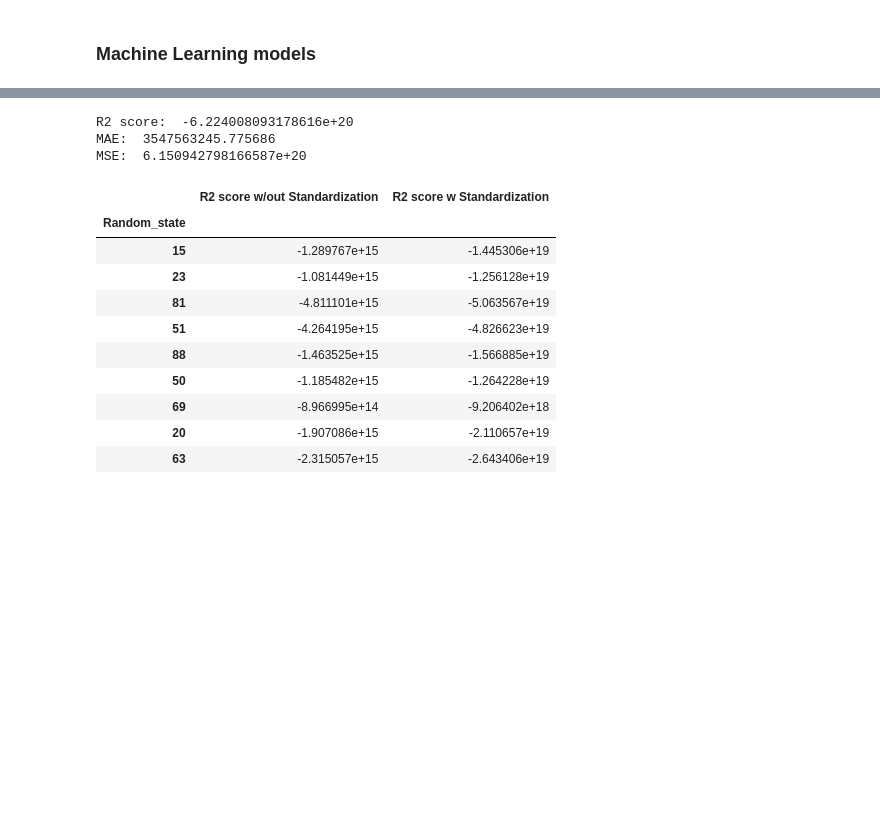
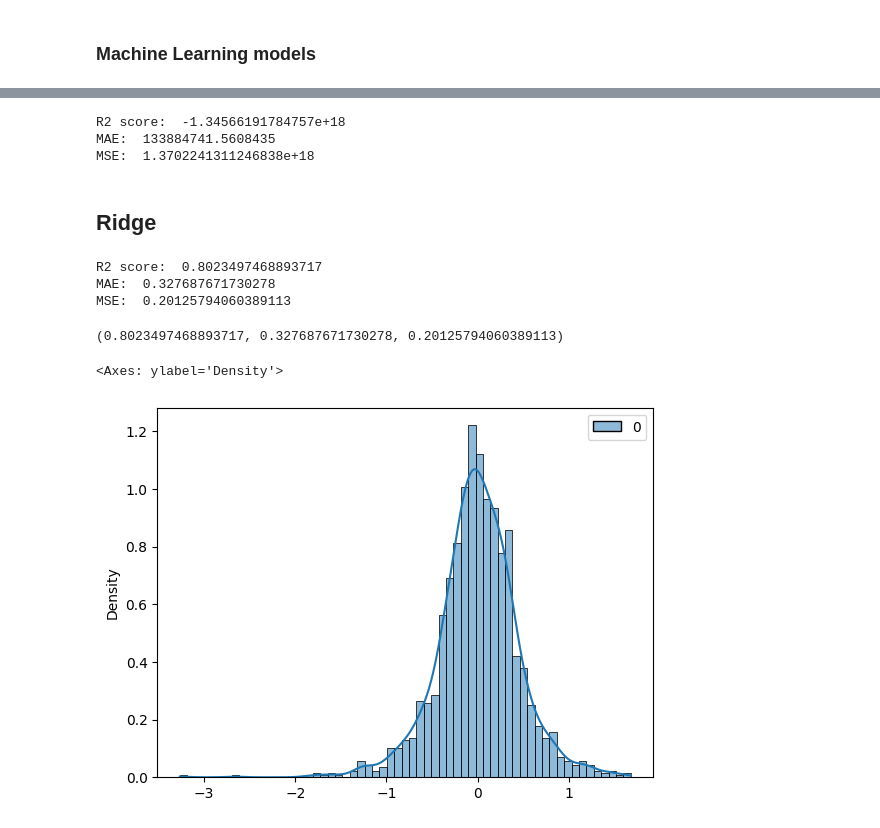
Before and after one commit to wejpurvis/TADF_matter_lab, a Jupyter notebook: Project/OLED_ML.ipynb, the cells around one changed output, grey strips where cells are left out. Drawn from its saved outputs; the diff is of its cells as text; code cells hidden in the pictures; blank space fills up the shorter version.

Commit message:
linear models completed for Sean's dataset

```diff
--- a/Project/OLED_ML.ipynb
+++ b/Project/OLED_ML.ipynb
@@ -84,2 +90,7 @@ Y = feature_reshaped
+# %%
+import numpy as np
+loaded_data = np.load("./data/oled_inp_feat.npz")
+X = loaded_data["input"]
+Y = loaded_data["features"]
 # %% [markdown]
 ### Machine Learning models
@@ -154,24 +171,0 @@ MSE:  2.0533765825912032e+20
-# %%
-from sklearn.linear_model import LinearRegression
-lr = LinearRegression()
-lr.fit(X_train_standardized, y_train_transformed)
-
-# r2 score
-from sklearn.metrics import r2_score
-y_pred = lr.predict(X_test_standardized)
-r2_score = r2_score(y_test_transformed, y_pred)
-print('R2 score: ', r2_score)
-
-# MAE
-from sklearn.metrics import mean_absolute_error
-mae = mean_absolute_error(y_test_transformed, y_pred)
-print('MAE: ', mae)
-
-# MSE
-from sklearn.metrics import mean_squared_error
-mse = mean_squared_error(y_test_transformed, y_pred)
-print('MSE: ', mse)
-# %% [output]
-R2 score:  -6.224008093178616e+20
-MAE:  3547563245.775686
-MSE:  6.150942798166587e+20
@@ -222,19 +172,38 @@ for i in range(10):
-# %%
-states_df = pd.DataFrame.from_dict(states, orient="index", columns = ["R2 score w/out Standardization", "R2 score w Standardization"])
-states_df.index.name = "Random_state"
-states_df
-# %% [output]
-|  | R2 score w/out Standardization | R2 score w Standardization |
-| Random_state |  |  |
-| 15 | -1.289767e+15 | -1.445306e+19 |
-| 23 | -1.081449e+15 | -1.256128e+19 |
-| 81 | -4.811101e+15 | -5.063567e+19 |
-| 51 | -4.264195e+15 | -4.826623e+19 |
-| 88 | -1.463525e+15 | -1.566885e+19 |
-| 50 | -1.185482e+15 | -1.264228e+19 |
-| 69 | -8.966995e+14 | -9.206402e+18 |
-| 20 | -1.907086e+15 | -2.110657e+19 |
-| 63 | -2.315057e+15 | -2.643406e+19 |
+# %%
+lr.fit(X_train_standardized, y_train_transformed)
+y_pred = lr.predict(X_test_standardized)
+model_eval(y_test_transformed, y_pred)
+# %% [output]
+R2 score:  -1.34566191784757e+18
+MAE:  133884741.5608435
+MSE:  1.3702241311246838e+18
+# %% [markdown]
+## Ridge
+# %%
+#Ridge Model
+from sklearn.linear_model import Ridge
+
+alpha = 1 #Regularization strength
+ridge_model = Ridge(alpha=alpha)
+ridge_model.fit(X_train_standardized, y_train_transformed)
+
+y_pred_ridge = ridge_model.predict(X_test_standardized)
+
+model_eval(y_test_transformed, y_pred_ridge)
+# %% [output]
+R2 score:  0.8023497468893717
+MAE:  0.327687671730278
+MSE:  0.20125794060389113
+(0.8023497468893717, 0.327687671730278, 0.20125794060389113)
+# %%
+import matplotlib.pyplot as plt
+import seaborn as sns
+%matplotlib inline
+
+sns.histplot(y_test_transformed-y_pred_ridge, kde=True, stat="density")
+# %% [output]
+<Axes: ylabel='Density'>
+[figure, added]
 # %%
 #Plot of LR results
 
```
Also changed, not shown: parts of 11 cells of this notebook, 3 other files.
